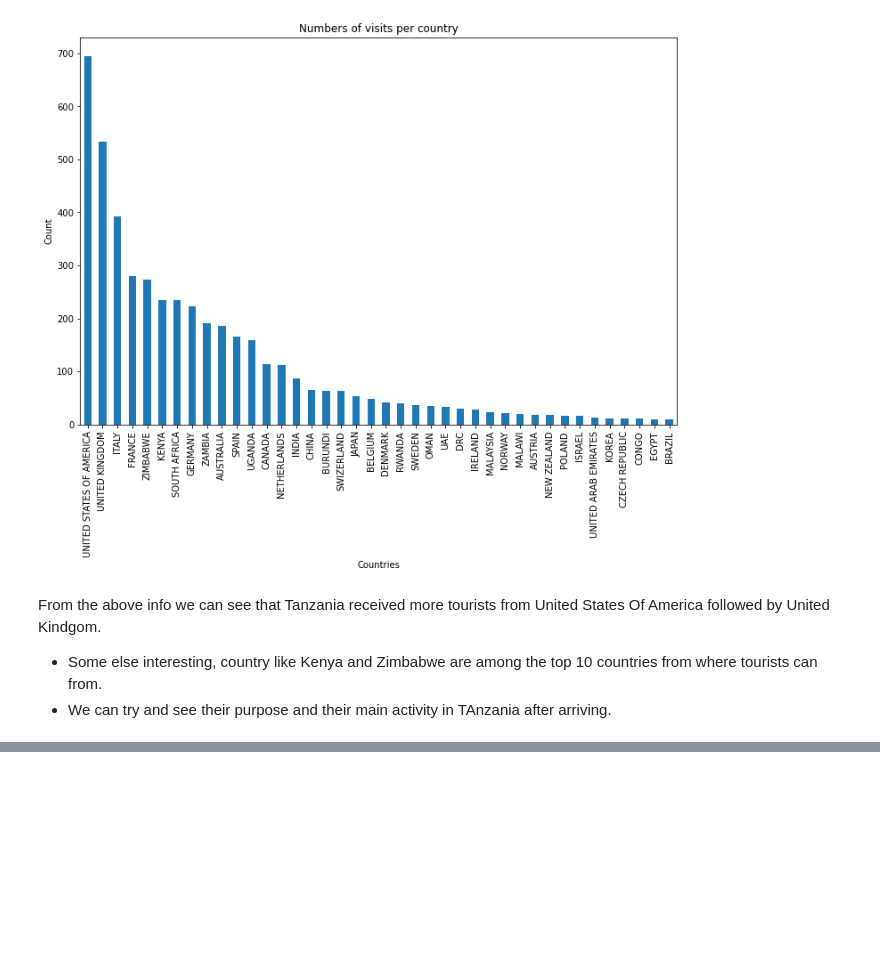
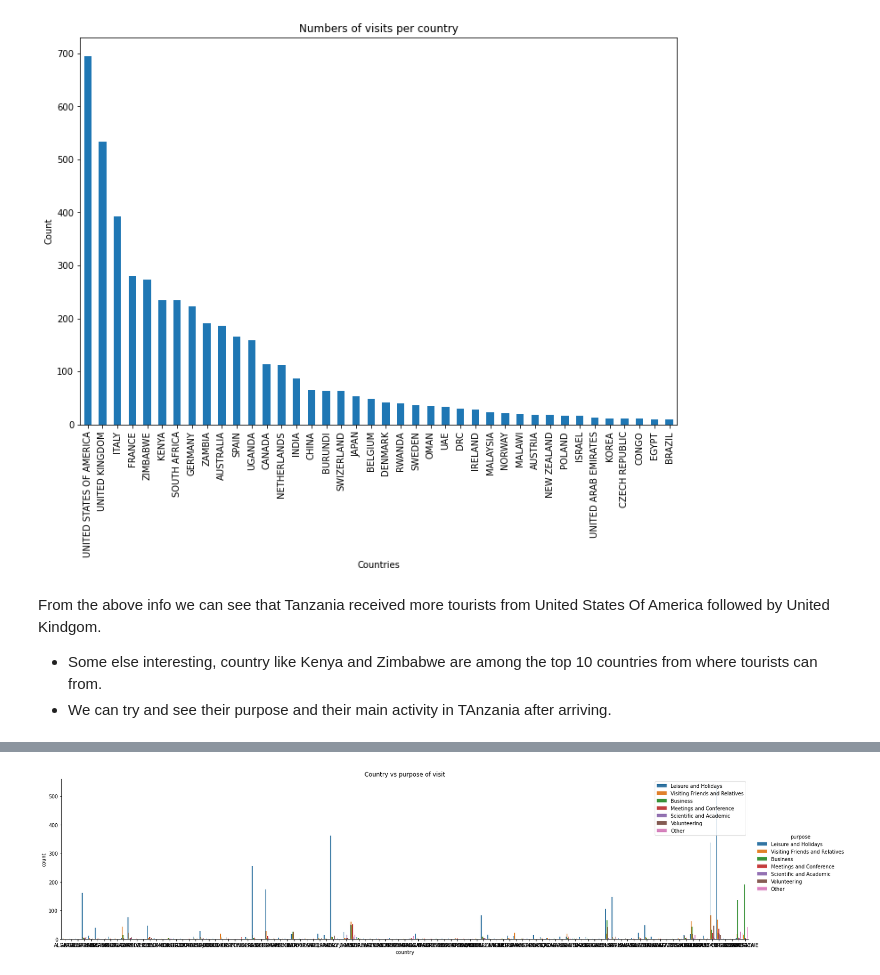
Before and after one commit to phelly/publicAPIs, a Jupyter notebook: Tourism Prediction.ipynb, the cells around one changed output, grey strips where cells are left out. Cells and saved outputs as stored; diff of their text form; code cells hidden in the pictures; blank space fills up the shorter version.

```diff
--- a/Tourism Prediction.ipynb
+++ b/Tourism Prediction.ipynb
@@ -112,0 +128,5 @@ From the above info we can see that Tanzania received more tourists from United
+# %%
+#Lets try and see the relationship of purpose and countries these people travel from
+country_purpose = train_df.groupby(['country','purpose']).size().reset_index(name='count')
+country_purpose1 = country_purpose['count'] > 10
+country_purpose
@@ -112,0 +147,8 @@ From the above info we can see that Tanzania received more tourists from United
+# %%
+#bar graph of country vs purpose
+sns.catplot(x='country', y='count', hue='purpose', data= country_purpose, kind = "bar", aspect = 4)
+plt.legend()
+plt.title("Country vs purpose of visit")
+plt.show()
+# %% [output]
+[figure, added]
```
Also changed, not shown: parts of 3 cells of this notebook.
